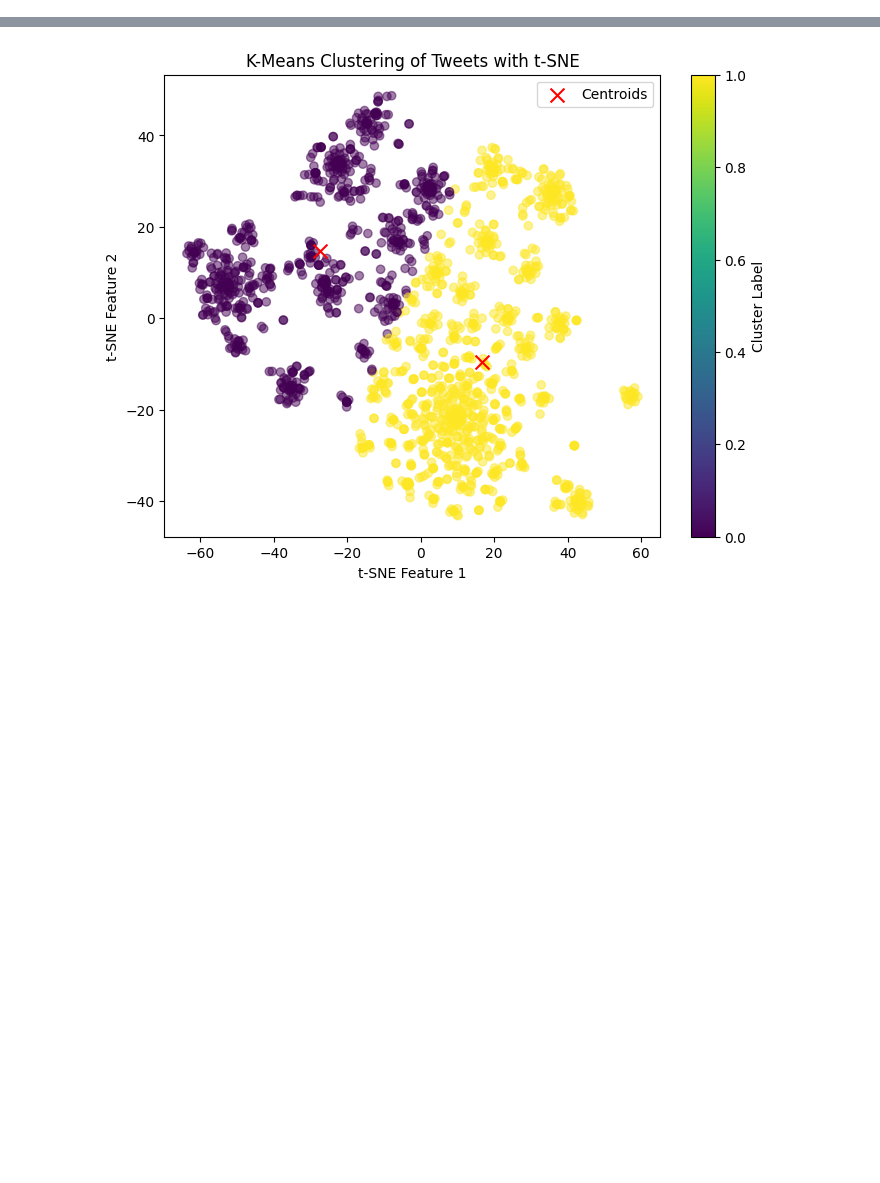
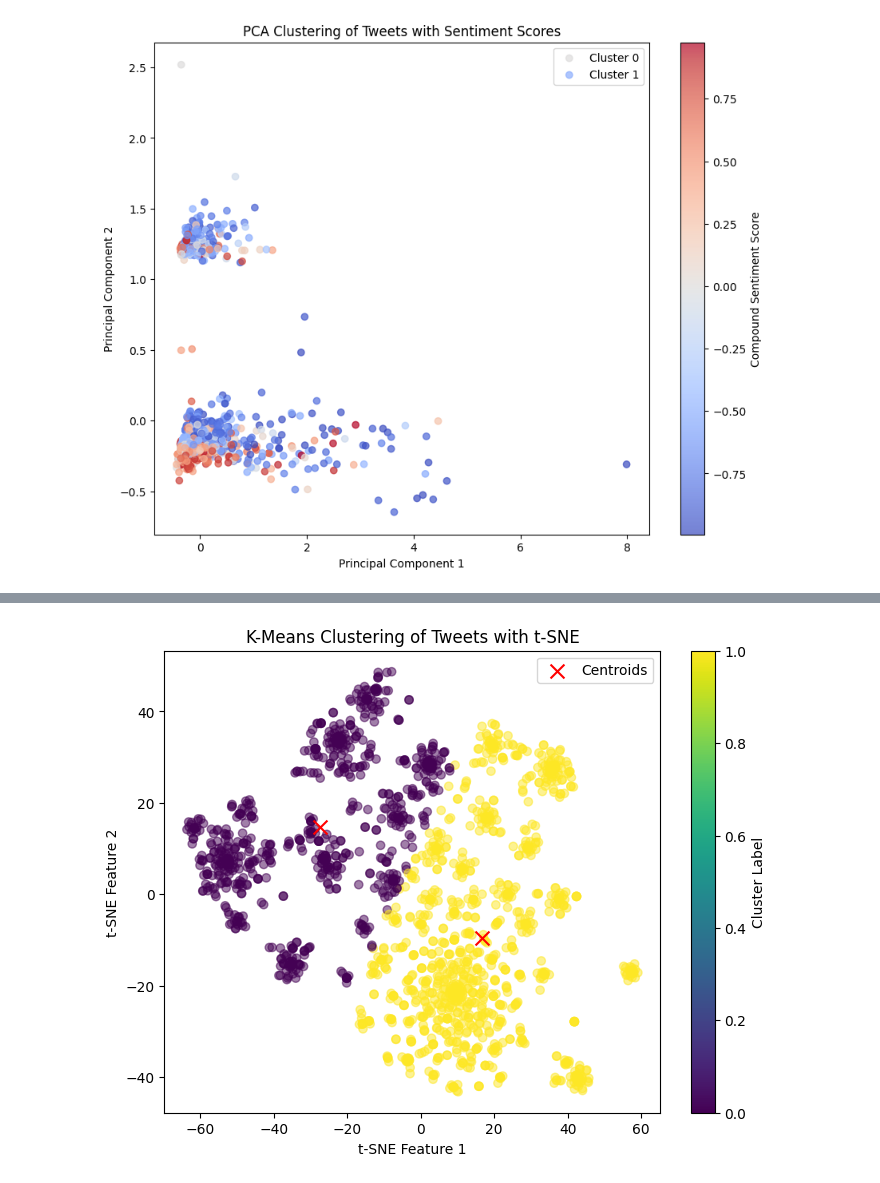
Before and after one commit to Daphne-wu/COGS118BGroupProject, a Jupyter notebook: experimenting.ipynb, the cells around one changed output, grey strips where cells are left out. Saved outputs shown, nothing was run; the diff lists cells and outputs as text; code cells hidden in the pictures; blank space fills up the shorter version.

```diff
--- a/experimenting.ipynb
+++ b/experimenting.ipynb
@@ -197,61 +197,63 @@
 # plt.colorbar(label='Cluster Label')
 # plt.show()
 # %%
-# import pandas as pd
-# import matplotlib.pyplot as plt
-# from sklearn.feature_extraction.text import CountVectorizer
-# from sklearn.decomposition import PCA
-# from sklearn.cluster import KMeans
-# from nltk.sentiment.vader import SentimentIntensityAnalyzer
+import pandas as pd
+import matplotlib.pyplot as plt
+from sklearn.feature_extraction.text import CountVectorizer
+from sklearn.decomposition import PCA
+from sklearn.cluster import KMeans
+from nltk.sentiment.vader import SentimentIntensityAnalyzer
 
-# # Load data
-# data = pd.read_csv('suicide.csv')
+# Load data
+data = pd.read_csv('suicide.csv')
 
-# # Drop rows with missing values in the 'Tweet' column
-# data.dropna(subset=['Tweet'], inplace=True)
+# Drop rows with missing values in the 'Tweet' column
+data.dropna(subset=['Tweet'], inplace=True)
 
-# # Initialize VADER sentiment analyzer
-# sid = SentimentIntensityAnalyzer()
+# Initialize VADER sentiment analyzer
+sid = SentimentIntensityAnalyzer()
 
-# # Calculate sentiment scores for each tweet
-# data['compound_score'] = data['Tweet'].apply(lambda x: sid.polarity_scores(x)['compound'])
+# Calculate sentiment scores for each tweet
+data['compound_score'] = data['Tweet'].apply(lambda x: sid.polarity_scores(x)['compound'])
 
-# # Feature extraction (Bag of Words)
-# count_vectorizer = CountVectorizer()
-# bow_matrix = count_vectorizer.fit_transform(data['Tweet'])
+# Feature extraction (Bag of Words)
+count_vectorizer = CountVectorizer()
+bow_matrix = count_vectorizer.fit_transform(data['Tweet'])
 
-# # Dimensionality reduction with PCA
-# pca = PCA(n_components=2)
-# pca_matrix = pca.fit_transform(bow_matrix.toarray())
+# Dimensionality reduction with PCA
+pca = PCA(n_components=2)
+pca_matrix = pca.fit_transform(bow_matrix.toarray())
 
-# # Clustering with K-means
-# kmeans = KMeans(n_clusters=2, random_state=42)
-# kmeans.fit(pca_matrix)
+# Clustering with K-means
+kmeans = KMeans(n_clusters=2, random_state=42)
+kmeans.fit(pca_matrix)
 
-# # Assign cluster labels
-# data['cluster_label'] = kmeans.labels_
+# Assign cluster labels
+data['cluster_label'] = kmeans.labels_
 
-# # Plotting the clusters with sentiment scores
-# plt.figure(figsize=(10, 8))
+# Plotting the clusters with sentiment scores
+plt.figure(figsize=(10, 8))
 
-# # Plot each cluster separately
-# for cluster_label in range(2):
-#     plt.scatter(pca_matrix[data['cluster_label'] == cluster_label, 0],
-#                 pca_matrix[data['cluster_label'] == cluster_label, 1],
-#                 c=data[data['cluster_label'] == cluster_label]['compound_score'],
-#                 cmap='coolwarm', alpha=0.7, label=f'Cluster {cluster_label}')
+# Plot each cluster separately
+for cluster_label in range(2):
+    plt.scatter(pca_matrix[data['cluster_label'] == cluster_label, 0],
+                pca_matrix[data['cluster_label'] == cluster_label, 1],
+                c=data[data['cluster_label'] == cluster_label]['compound_score'],
+                cmap='coolwarm', alpha=0.7, label=f'Cluster {cluster_label}')
 
-# plt.title('PCA Clustering of Tweets with Sentiment Scores')
-# plt.xlabel('Principal Component 1')
-# plt.ylabel('Principal Component 2')
-# plt.colorbar(label='Compound Sentiment Score')
-# plt.legend()
-# plt.show()
+plt.title('PCA Clustering of Tweets with Sentiment Scores')
+plt.xlabel('Principal Component 1')
+plt.ylabel('Principal Component 2')
+plt.colorbar(label='Compound Sentiment Score')
+plt.legend()
+plt.show()
 
-# pca = PCA()
-# pca.fit(bow_matrix.toarray())
-# plt.plot(range(1, len(pca.explained_variance_ratio_) + 1), pca.explained_variance_ratio_, marker='o')
-# plt.xlabel('Number of Components')
-# plt.ylabel('Explained Variance Ratio')
-# plt.title('Explained Variance Ratio')
-# plt.show()
+pca = PCA()
+pca.fit(bow_matrix.toarray())
+plt.plot(range(1, len(pca.explained_variance_ratio_) + 1), pca.explained_variance_ratio_, marker='o')
+plt.xlabel('Number of Components')
+plt.ylabel('Explained Variance Ratio')
+plt.title('Explained Variance Ratio')
+plt.show()
+# %% [output]
+[figure, added]
```
Also changed, not shown: parts of 1 cell of this notebook.
